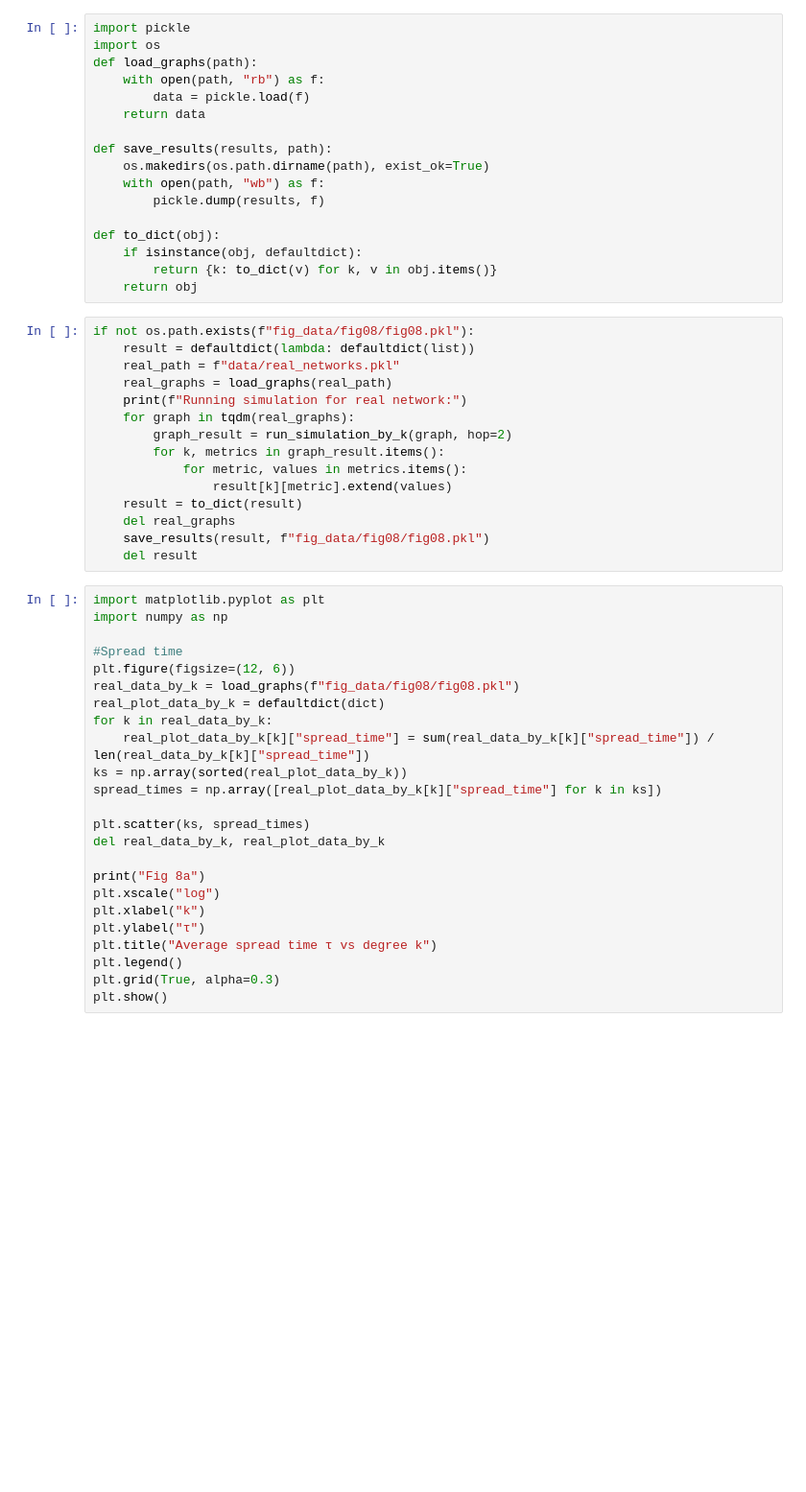
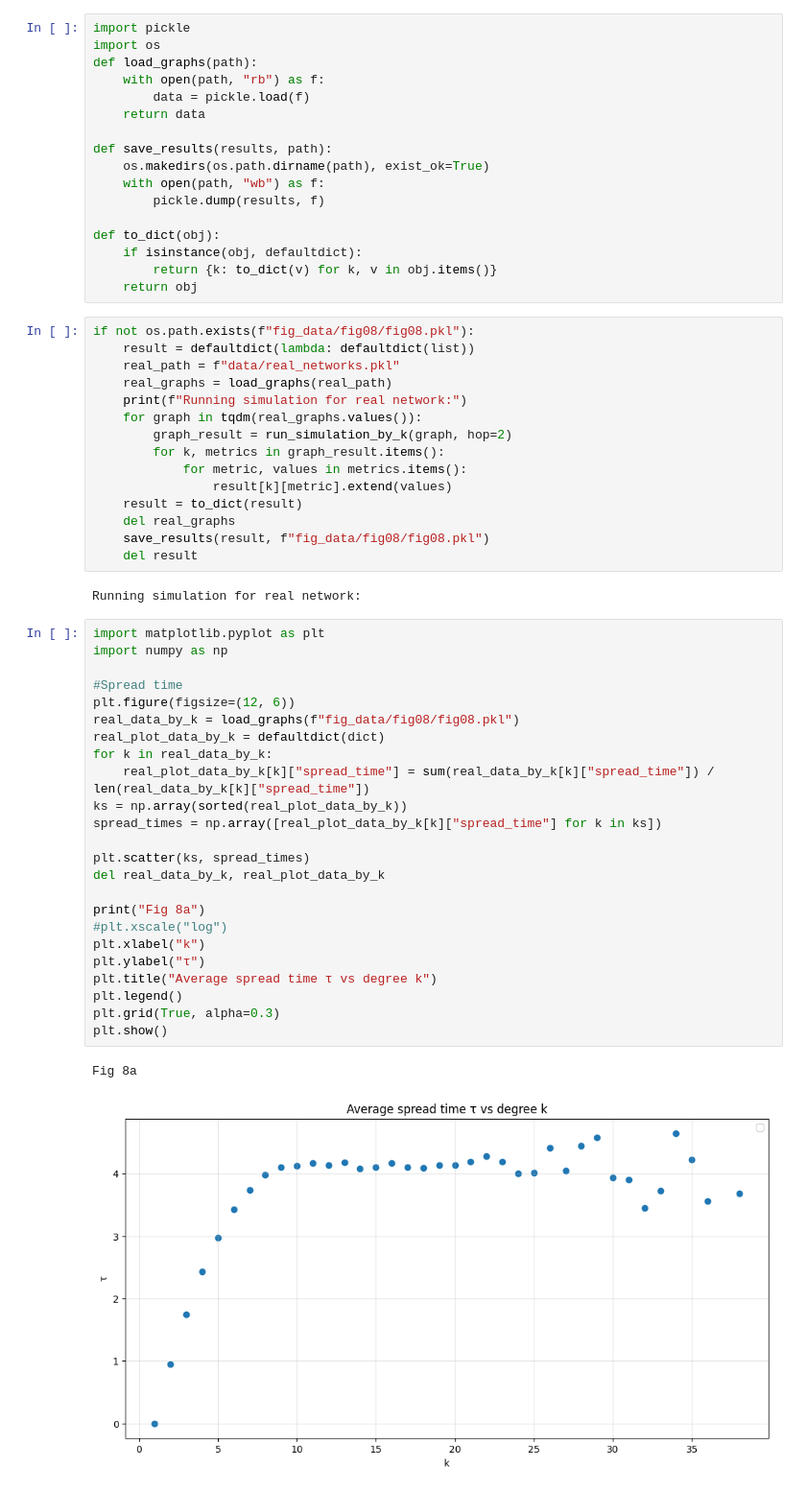
Before and after one commit to DoDoanHoangDu/GossipSpreadSimulation, a Jupyter notebook: simulation_fig08.ipynb, the cells around one changed output. Shown at 96% size. Cells and saved outputs as stored; diff of their text form; blank space fills up the shorter version.

```diff
--- a/simulation_fig08.ipynb
+++ b/simulation_fig08.ipynb
@@ -88,7 +88,7 @@ if not os.path.exists(f"fig_data/fig08/fig08.pkl"):
     real_path = f"data/real_networks.pkl"
     real_graphs = load_graphs(real_path)
     print(f"Running simulation for real network:")
-    for graph in tqdm(real_graphs):
+    for graph in tqdm(real_graphs.values()):
         graph_result = run_simulation_by_k(graph, hop=2)
         for k, metrics in graph_result.items():
             for metric, values in metrics.items():
@@ -97,30 +97,35 @@ if not os.path.exists(f"fig_data/fig08/fig08.pkl"):
     del real_graphs
     save_results(result, f"fig_data/fig08/fig08.pkl")
     del result
+# %% [output]
+Running simulation for real network:
 # %%
 import matplotlib.pyplot as plt
 import numpy as np
 
 #Spread time
 plt.figure(figsize=(12, 6))
 real_data_by_k = load_graphs(f"fig_data/fig08/fig08.pkl")
 real_plot_data_by_k = defaultdict(dict)
 for k in real_data_by_k:
     real_plot_data_by_k[k]["spread_time"] = sum(real_data_by_k[k]["spread_time"]) / len(real_data_by_k[k]["spread_time"])
 ks = np.array(sorted(real_plot_data_by_k))
 spread_times = np.array([real_plot_data_by_k[k]["spread_time"] for k in ks])
 
 plt.scatter(ks, spread_times)
 del real_data_by_k, real_plot_data_by_k
 
 print("Fig 8a")
-plt.xscale("log")
+#plt.xscale("log")
 plt.xlabel("k")
 plt.ylabel("τ")
 plt.title("Average spread time τ vs degree k")
 plt.legend()
 plt.grid(True, alpha=0.3)
 plt.show()
+# %% [output]
+Fig 8a
+[figure, added]
 # %%
 #Spread factor
 plt.figure(figsize=(12, 6))
```
Also changed, not shown: parts of 1 cell of this notebook.
